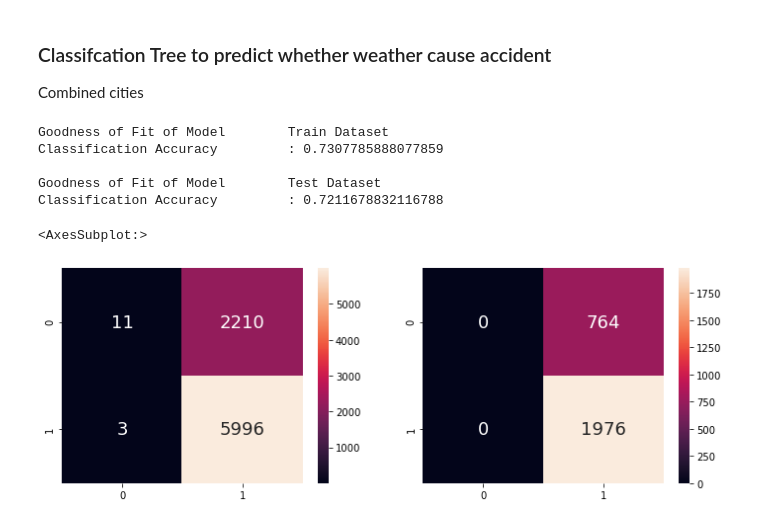
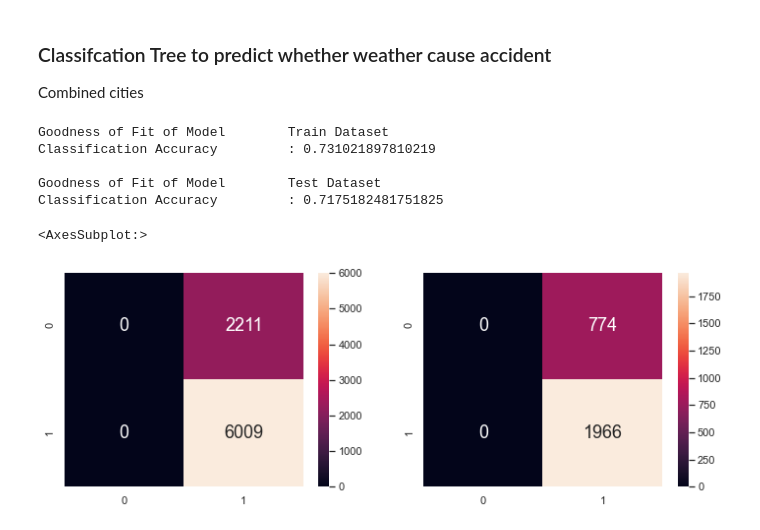
Before and after one commit to JarrelT/SC1015-Project-Ay2021, a Jupyter notebook: SC1015_Project.ipynb, the cells around one changed output. Saved outputs shown, nothing was run; the diff lists cells and outputs as text; code cells hidden in the pictures.

```diff
--- a/SC1015_Project.ipynb
+++ b/SC1015_Project.ipynb
@@ -417,35 +421,35 @@ data2 = pd.concat([cities[0], cities[1], cities[2], cities[3], cities[4]],axis=0
 # %%
 # Import essential models and functions from sklearn
 from sklearn.tree import DecisionTreeClassifier
 from sklearn.model_selection import train_test_split
 from sklearn.metrics import confusion_matrix
 
 
 # Recall the Legendary-Total Dataset
 accident = pd.DataFrame(data2['Accident'])  # Response
 p_val = pd.DataFrame(data2['P_Value(in)'])  # Predictor
 X_train, X_test, y_train, y_test = train_test_split(p_val, accident, test_size = 0.25) # Split the Legendary-Total Dataset into Train and Test
-dectree = DecisionTreeClassifier(max_depth = 4)  # create the decision tree object
+dectree = DecisionTreeClassifier(max_depth = 2)  # create the decision tree object
 dectree.fit(X_train, y_train)  # train the decision tree model
 y_train_pred = dectree.predict(X_train) # Predict Legendary values corresponding to Total
 y_test_pred = dectree.predict(X_test)
 print("Goodness of Fit of Model \tTrain Dataset") # Check the Goodness of Fit (on Train Data)
 print("Classification Accuracy \t:", dectree.score(X_train, y_train))
 print()
 print("Goodness of Fit of Model \tTest Dataset") # Check the Goodness of Fit (on Test Data)
 print("Classification Accuracy \t:", dectree.score(X_test, y_test))
 print()
 f, axes = plt.subplots(1, 2, figsize=(12, 4)) # Plot the Confusion Matrix for Train and Test
 sb.heatmap(confusion_matrix(y_train, y_train_pred), annot = True, fmt=".0f", annot_kws={"size": 18}, ax = axes[0])
 sb.heatmap(confusion_matrix(y_test, y_test_pred), annot = True, fmt=".0f", annot_kws={"size": 18}, ax = axes[1])
 # %% [output]
 Goodness of Fit of Model        Train Dataset
-Classification Accuracy         : 0.7307785888077859
+Classification Accuracy         : 0.731021897810219
 
 Goodness of Fit of Model        Test Dataset
-Classification Accuracy         : 0.7211678832116788
+Classification Accuracy         : 0.7175182481751825
 <AxesSubplot:>
-[figure, old version]
+[figure, new version]
 # %%
 # Plot the trained Decision Tree
 from sklearn.tree import plot_tree
```
Also changed, not shown: parts of 15 cells of this notebook.
